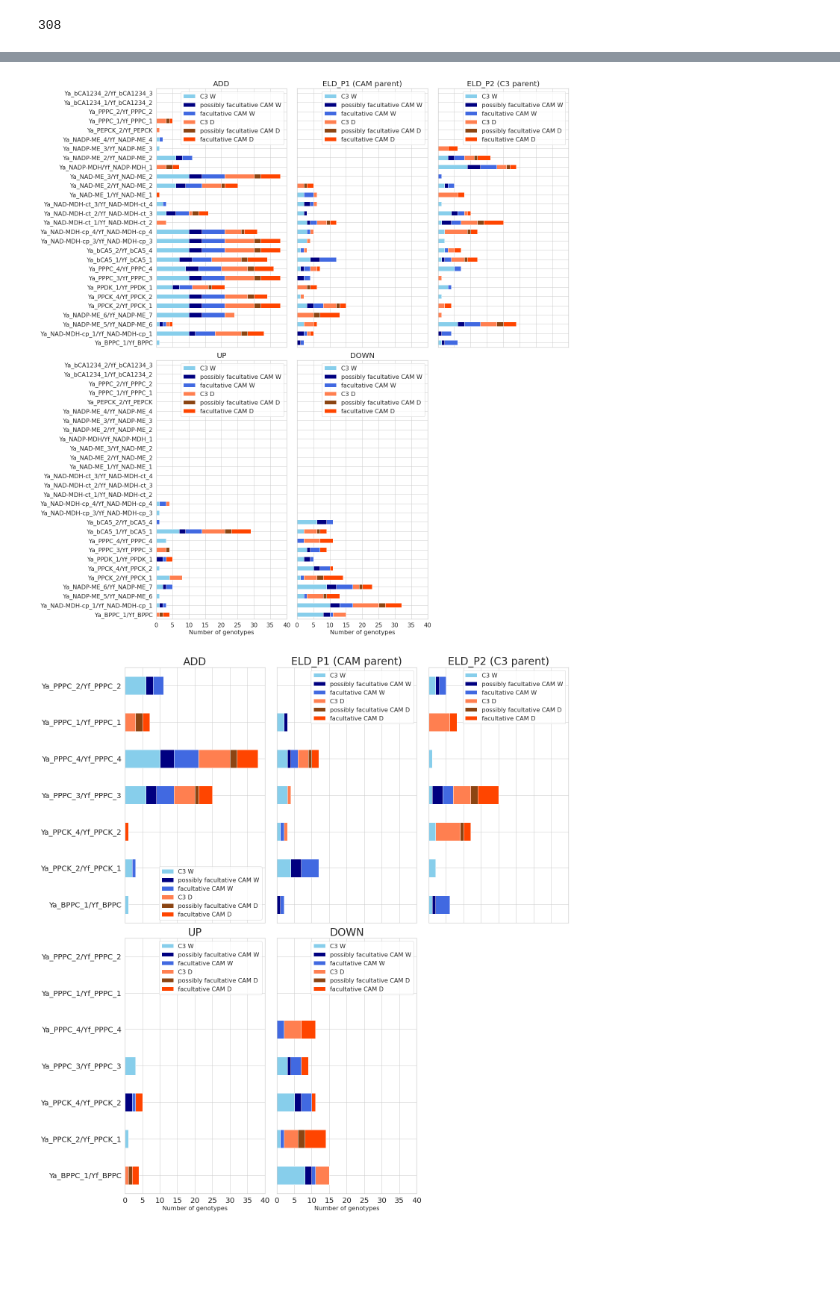
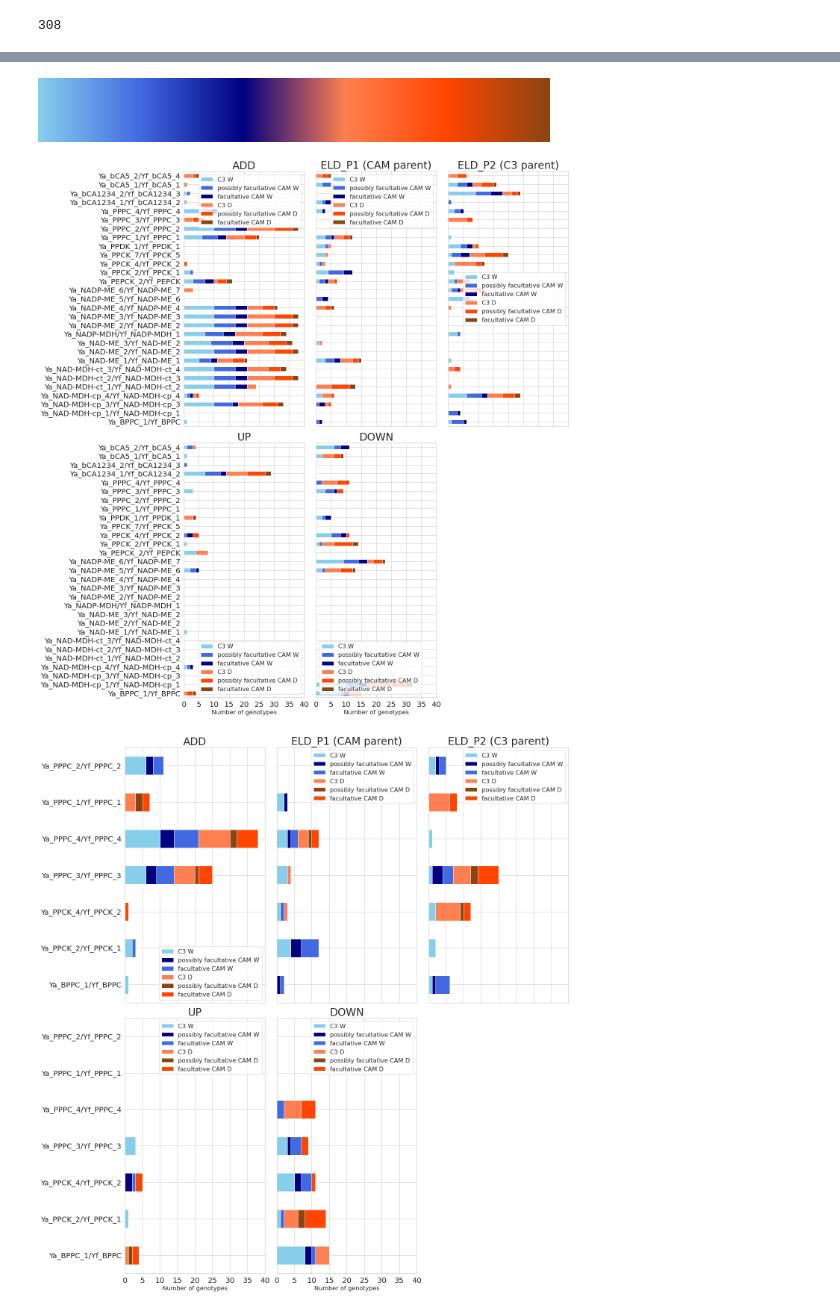
Before and after one commit to achpardo/yucca-genomics, a Jupyter notebook: differential_expression/expression_partitioning_downstream/hybridexpress_top30pct_partitioning_results.ipynb, the cells around one changed output, grey strips where cells are left out. Saved outputs shown, nothing was run; the diff lists cells and outputs as text; code cells hidden in the pictures; blank space fills up the shorter version.

Commit message:
ASE figures update for publication

```diff
--- a/differential_expression/expression_partitioning_downstream/hybridexpress_top30pct_partitioning_results.ipynb
+++ b/differential_expression/expression_partitioning_downstream/hybridexpress_top30pct_partitioning_results.ipynb
@@ -604,8 +622,3 @@ def fill_missing(df,base=add):
-# %%
-eld1 = fill_missing(eld1)
-eld2 = fill_missing(eld2)
-up = fill_missing(up)
-down = fill_missing(down)
 # %%
 custompal
 # %% [output]
@@ -618,7 +631,26 @@ custompal
+# %%
+# get out a list of all the genes
+all_genes = sorted(set().union(
+    add.index,
+    eld1.index,
+    eld2.index,
+    up.index,
+    down.index
+))
+# %%
+cmap = LinearSegmentedColormap.from_list("custom",list(custompal.values()))
+# %%
+cmap
+# %% [output]
+[figure, added]
 # %%
 def plot_subplot(data,c,axc,axs=ax):
+    # ensure all genes are present
+    data = data.reindex(all_genes, fill_value=0)
     # reorder columns of data according to custompal order
     data = data[list(custompal.keys())]
+    # reorder data by index (gene family)
+    data = data.sort_index(axis=0,ascending=True)
 
     data.plot(kind="barh",ax=axs[axc],stacked=True,colormap=cmap)
     axs[axc].set_title(c,fontsize=28)
@@ -628,32 +660,26 @@ def plot_subplot(data,c,axc,axs=ax):
     axs[axc].legend(labels=["C3 W","possibly facultative CAM W","facultative CAM W",
                        "C3 D","possibly facultative CAM D","facultative CAM D"],fontsize=16)
 # %%
+sns.set_theme(style="whitegrid")
 fig,ax = plt.subplots(nrows=2,ncols=3,figsize=(20,21),sharex=True,sharey=True)
 
 plot_subplot(add,"ADD",(0,0),ax)
 plot_subplot(eld1,"ELD_P1 (CAM parent)",(0,1),ax)
 plot_subplot(eld2,"ELD_P2 (C3 parent)",(0,2),ax)
 plot_subplot(up,"UP",(1,0),ax)
 plot_subplot(down,"DOWN",(1,1),ax)
 
 ax[1,0].set_xlabel("Number of genotypes",fontsize=16)
 ax[1,1].set_xlabel("Number of genotypes",fontsize=16)
-#ax[1,2].set_xlabel("Number of genotypes",fontsize=14)
-#ax[0,1].get_legend().remove()
-#ax[0,2].get_legend().remove()
-#ax[1,0].get_legend().remove()
-#ax[1,2].get_legend().remove()
-
-#plt.suptitle("CAM genes in expression partitioning (DE relative to parents)",fontsize=24)
 
 fig.delaxes(ax[1,2])
 fig.tight_layout()
 
 plt.savefig("./hybexp_campartitions_byphys_top30_forposter.png",dpi=200,bbox_inches="tight")
 plt.savefig("./hybexp_campartitions_byphys_top30_forposter.svg",dpi=200,bbox_inches="tight")
 plt.savefig("./hybexp_campartitions_byphys_top30_forposter.pdf",dpi=200,bbox_inches="tight")
 # %% [output]
-[figure, old version]
+[figure, new version]
 # %%
 # repeat for just the three families of interest: PPPC, PPCK, and BPPC
 def subdata(df):
```
Also changed, not shown: parts of 16 cells of this notebook, 1 other file.
